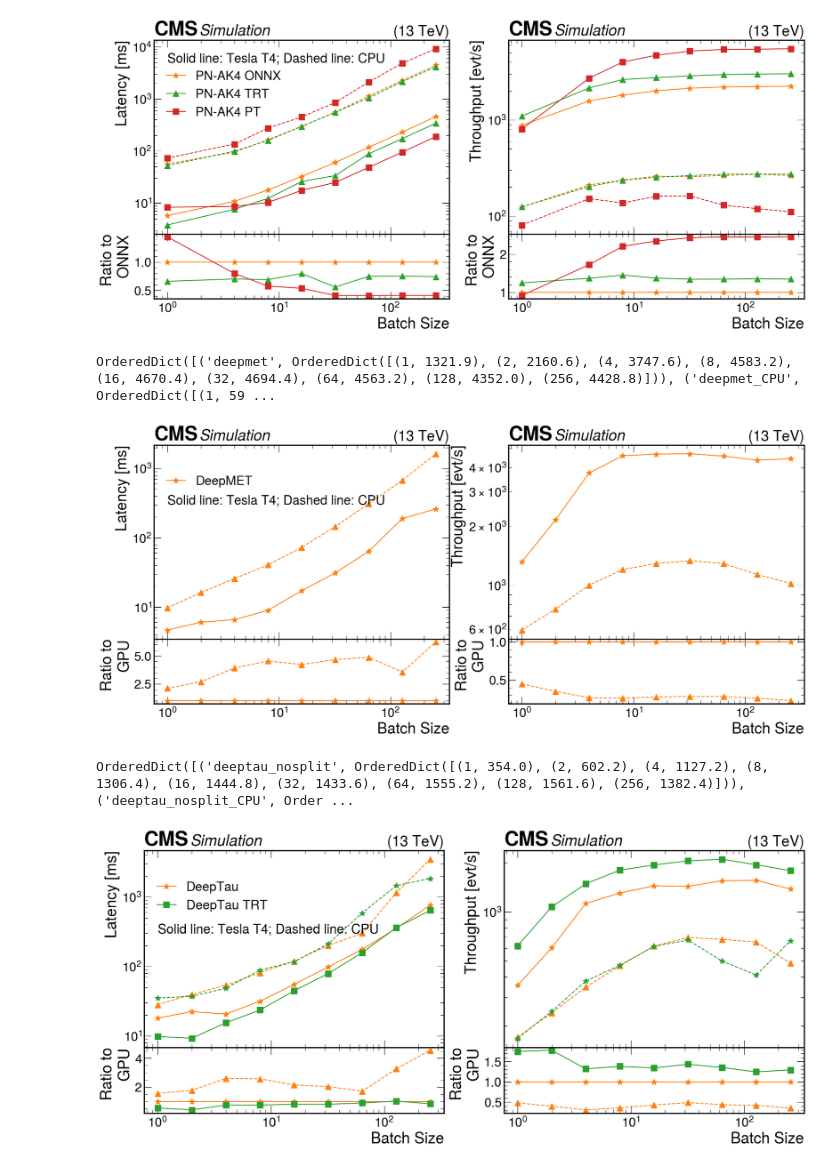
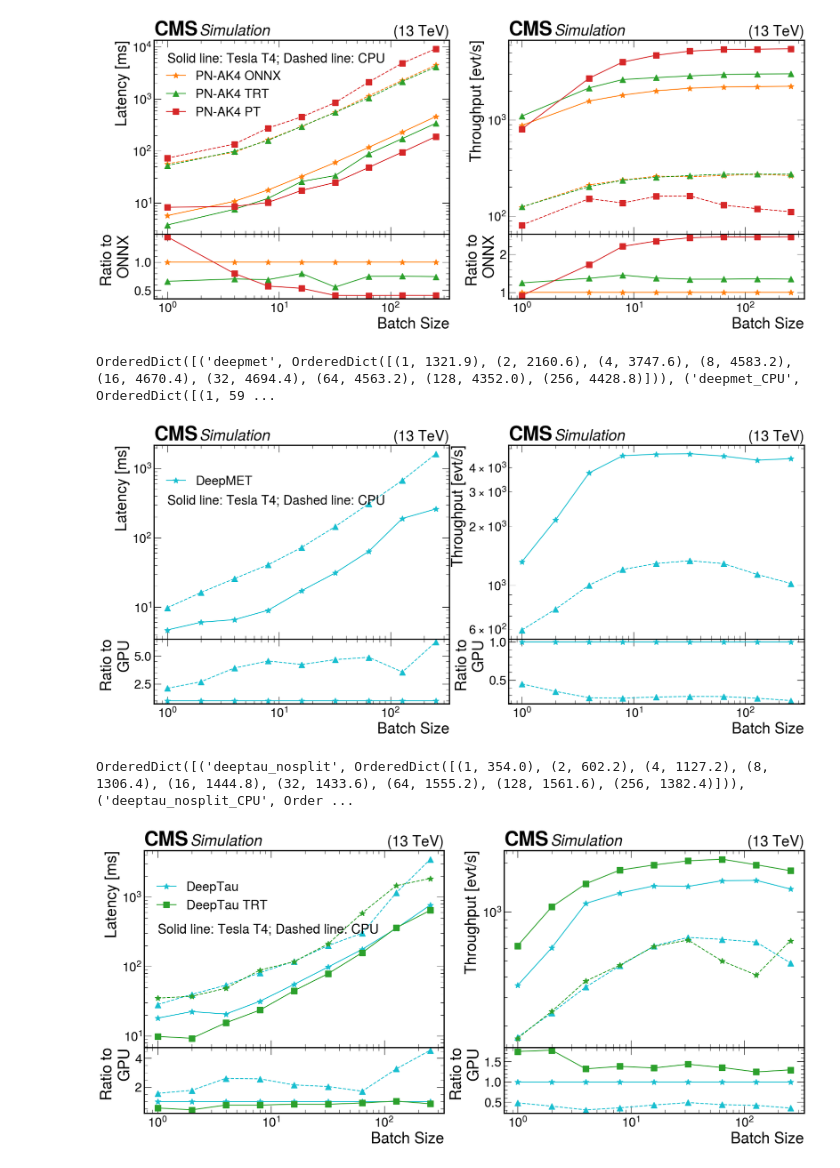
Before and after one commit to yongbinfeng/SONIC_miniAOD_paper_2022, a Jupyter notebook: Models_perf_analyzer_plots.ipynb, the cells around one changed output. Saved outputs shown, nothing was run; the diff lists cells and outputs as text; code cells hidden in the pictures.

```diff
--- a/Models_perf_analyzer_plots.ipynb
+++ b/Models_perf_analyzer_plots.ipynb
@@ -194,7 +194,7 @@ labels = {
 markers = ['*', '^', 's', '1']
 markers = ['*', '^', 's', '*', '^', 's']
 linestyles = ['solid', 'dashed', 'solid', 'dashed', 'dashed', 'dashed']
-linecolors = ['tab:orange', 'tab:orange', 'tab:red', 'tab:orange', 'tab:green', 'tab:red']
+linecolors = ['tab:cyan', 'tab:cyan', 'tab:red', 'tab:orange', 'tab:green', 'tab:red']
 
 # make some throughputs and latency plots
 def Plot(models, outputname):
@@ -228,34 +228,34 @@ def Plot(models, outputname):
     axs[1, 0].set_xlabel('Batch Size')
     axs[1, 0].set_ylabel('Ratio to\nGPU')
     axs[1, 0].set_xscale('log')
     axs[0, 0].set_ylabel('Latency [ms]')
     axs[0, 0].set_yscale('log')
     axs[0, 0].set_xticklabels([])
     axs[0, 0].set_xscale('log')
     axs[0, 0].text(1, 300, 'Solid line: Tesla T4; Dashed line: CPU', fontsize = 22)
     axs[0, 0].legend()
 
     axs[1, 1].set_xlabel('Batch Size')
     axs[1, 1].set_ylabel('Ratio to\nGPU')
     axs[1, 1].set_xscale('log')
     axs[0, 1].set_ylabel('Throughput [evt/s]')
     axs[0, 1].set_yscale('log')
     axs[0, 1].set_xticklabels([])
     axs[0, 1].set_xscale('log')
     #axs[0, 1].legend()
 
     #hep.cms.label(label='Simulation', loc=0)
     hep.cms.label(loc=0, ax=axs[0,0])
     hep.cms.label(loc=0, ax=axs[0,1])
     #hep.cms.lumitext(text='Simulation', ax=None, fontname=None, fontsize=None)
 
     fig.subplots_adjust(hspace=0)
     fig.savefig(f"{outputname}.png")
     fig.savefig(f"{outputname}.pdf")
 Plot(['deepmet', 'deepmet_CPU'], 'latencies_throughputs_deepmet')
 # %% [output]
 OrderedDict([('deepmet', OrderedDict([(1, 1321.9), (2, 2160.6), (4, 3747.6), (8, 4583.2), (16, 4670.4), (32, 4694.4), (64, 4563.2), (128, 4352.0), (256, 4428.8)])), ('deepmet_CPU', OrderedDict([(1, 59 ...
-[figure, old version]
+[figure, new version]
 # %%
 throughputs = OrderedDict()
 latencys = OrderedDict()
@@ -308,7 +308,7 @@ labels = {
 markers = ['*', '^', 's', '1']
 markers = ['*', '^', 's', '*', '^', 's']
 linestyles = ['solid', 'dashed', 'solid', 'dashed', 'dashed', 'dashed']
-linecolors = ['tab:orange', 'tab:orange', 'tab:green', 'tab:green', 'tab:green', 'tab:red']
+linecolors = ['tab:cyan', 'tab:cyan', 'tab:green', 'tab:green', 'tab:green', 'tab:red']
 
 # make some throughputs and latency plots
 def Plot(models, outputname):
@@ -370,4 +370,4 @@ Plot(['deeptau_nosplit', 'deeptau_nosplit_CPU', 'deeptau_nosplit_trt', 'deeptau_
 #Plot(['particlenet_AK4', 'particlenet_AK4_PT'], 'Test')
 # %% [output]
 OrderedDict([('deeptau_nosplit', OrderedDict([(1, 354.0), (2, 602.2), (4, 1127.2), (8, 1306.4), (16, 1444.8), (32, 1433.6), (64, 1555.2), (128, 1561.6), (256, 1382.4)])), ('deeptau_nosplit_CPU', Order ...
-[figure, old version]
+[figure, new version]
```
Also changed, not shown: parts of 1 cell of this notebook, 42 other files.
